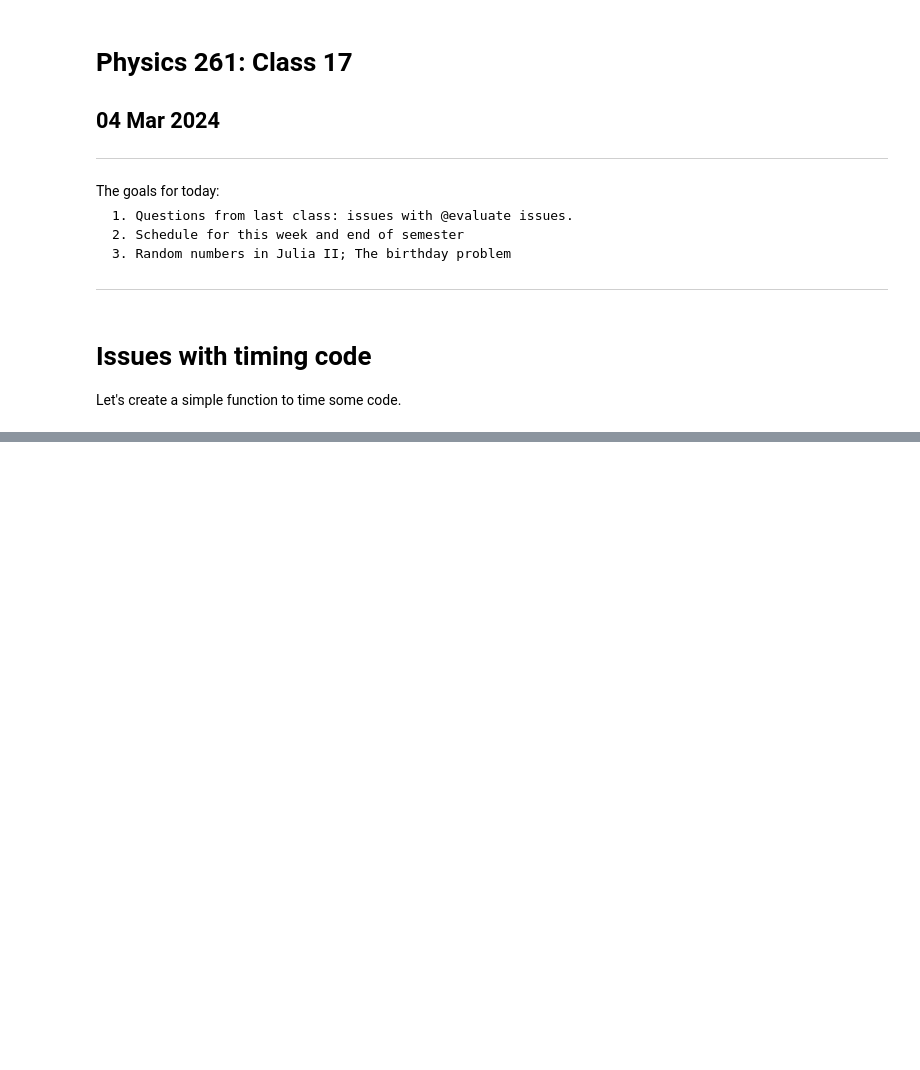
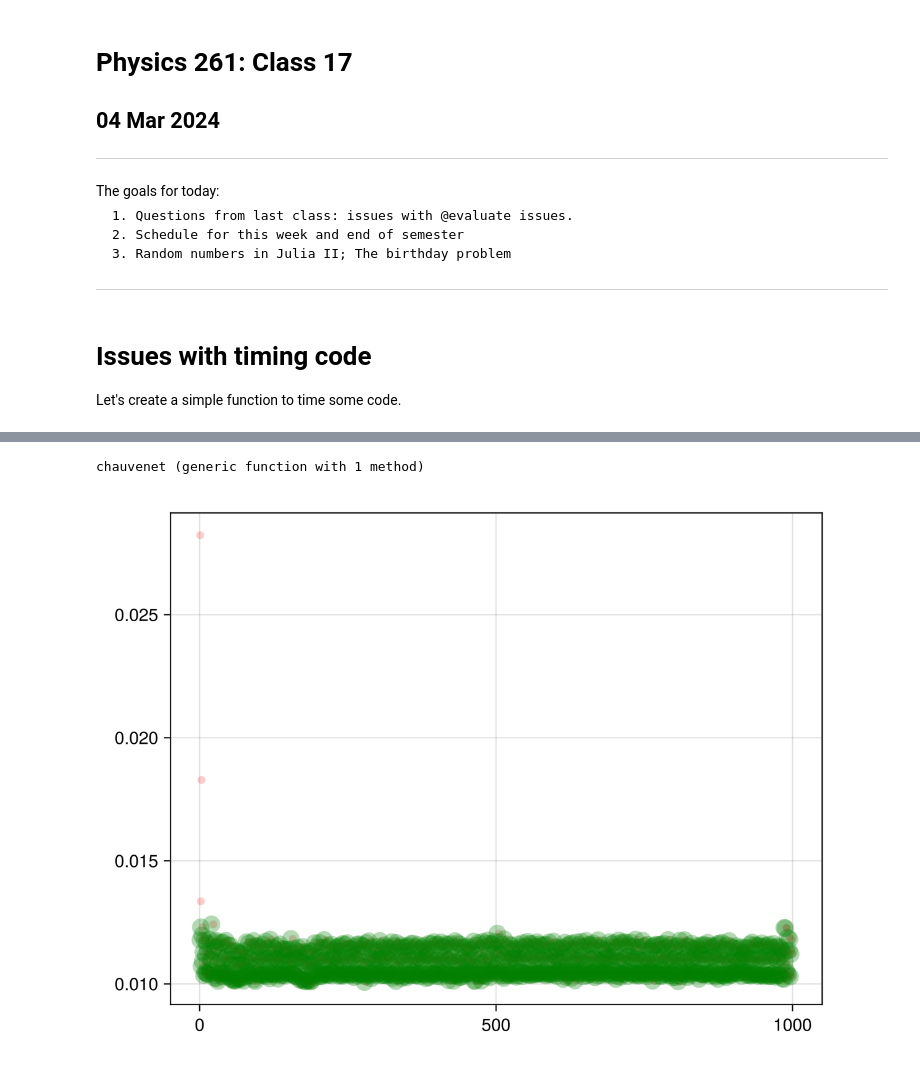
Before and after one commit to CompPhysJulia/Spring2024, a Jupyter notebook: LectureNotes/Class_17/Class17_04Mar2024.ipynb, the cells around one changed output, grey strips where cells are left out. Cells and saved outputs as stored; diff of their text form; code cells hidden in the pictures; blank space fills up the shorter version.

```diff
--- a/LectureNotes/Class_17/Class17_04Mar2024.ipynb
+++ b/LectureNotes/Class_17/Class17_04Mar2024.ipynb
@@ -27,0 +40,17 @@ fig
+# %%
+# needs Random.jl
+function BirthdayProblem(Nmin, Nmax, Msamples)
+    P = zeros(Nmax-Nmin + 1)
+    for n in Nmin:Nmax
+        n_duplicates=0
+        for i in 1:Msamples
+            sample = rand(1:365, n)
+            sorted = set(sort!(sample))
+            if length(sample) - length(sorted) ≥ 1
+                n_duplicates = n_duplicates + 1
+            end
+        end
+        P[n-Nmin+1] = n_duplicates/Msamples  # index is n-Nmin-1; remember lowest n value is Nmin
+    end
+    return P
+end
@@ -27,0 +59,2 @@ fig
+# %%
+Nmin, Nmax, Msamples = 2, 100, 100
@@ -27,0 +93,2 @@ fig
+# %%
+trials = [@elapsed BirthdayProblem(Nmin, Nmax, Msamples) for i in 1:1000]
@@ -27,0 +113,25 @@ fig
+# %%
+function chauvenet(v; nstd=3)
+    ## This function is only reasonable if one expects the input
+    ## vector to be roughly constant
+    v̄ = mean(v)
+    σ = std(v)
+    new_v = Float64[]
+    for value in v
+        if value < v̄ + 3σ &&  value > v̄ - 3σ
+            push!(new_v, value)
+        end
+    end
+    return new_v
+end
+# %% [output]
+chauvenet (generic function with 1 method)
+# %%
+filtered_trials = chauvenet(trials; nstd=3)
+fig = Figure()
+ax = Axis(fig[1,1])
+scatter!(ax,1:length(trials), (trials), color=(:red, 0.2))
+scatter!(ax,1:length(filtered_trials), filtered_trials, color=(:green, 0.3), markersize=20)
+fig
+# %% [output]
+[figure, added]
```
Also changed, not shown: parts of 12 cells of this notebook, 4 other files.
